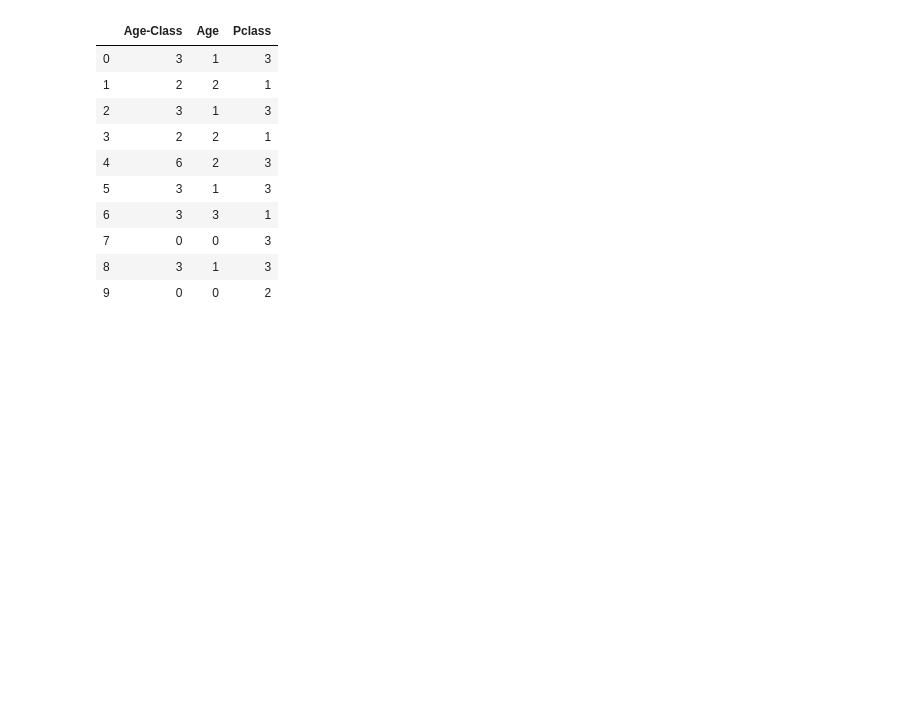
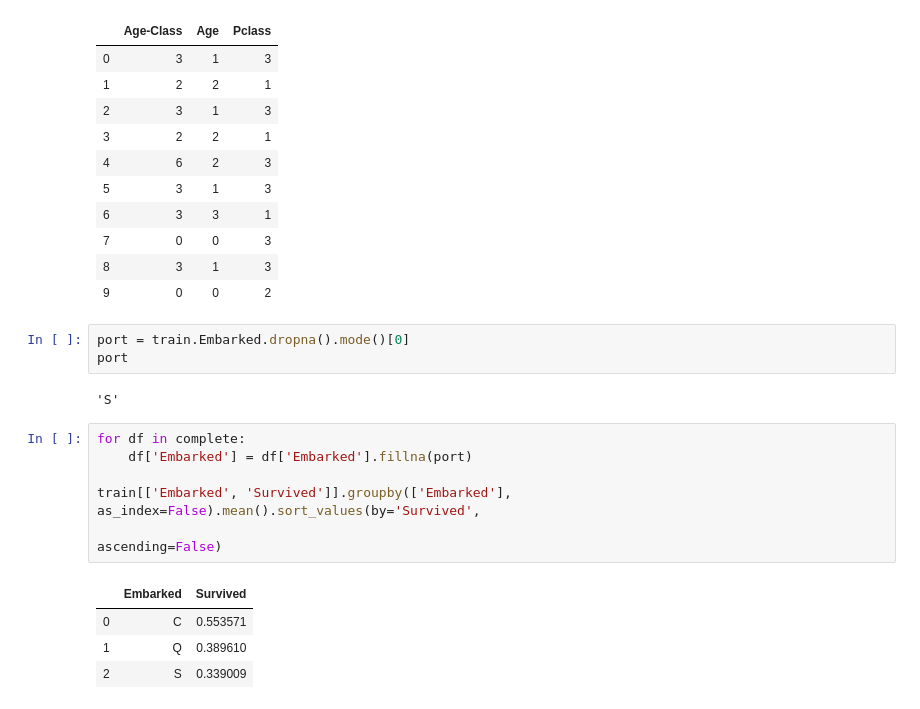
Before and after one commit to CoachCooz/Titanic-Machine-Learning, a Jupyter notebook: Machine Learning and the Titanic.ipynb, the cells around one changed output. Saved outputs shown, nothing was run; the diff lists cells and outputs as text; blank space fills up the shorter version.

```diff
--- a/Machine Learning and the Titanic.ipynb
+++ b/Machine Learning and the Titanic.ipynb
@@ -363,3 +363,19 @@ train.loc[:, ['Age-Class', 'Age', 'Pclass']].head(10)
 | 7 | 0 | 0 | 3 |
 | 8 | 3 | 1 | 3 |
 | 9 | 0 | 0 | 2 |
+# %%
+port = train.Embarked.dropna().mode()[0]
+port
+# %% [output]
+'S'
+# %%
+for df in complete:
+    df['Embarked'] = df['Embarked'].fillna(port)
+
+train[['Embarked', 'Survived']].groupby(['Embarked'], as_index=False).mean().sort_values(by='Survived',
+                                                                                         ascending=False)
+# %% [output]
+|  | Embarked | Survived |
+| 0 | C | 0.553571 |
+| 1 | Q | 0.389610 |
+| 2 | S | 0.339009 |
```
Also changed, not shown: parts of 1 cell of this notebook.
